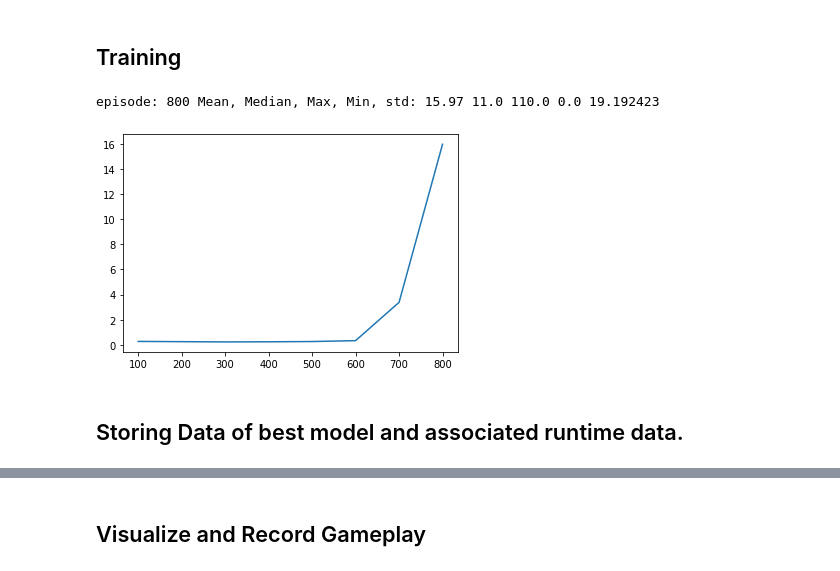
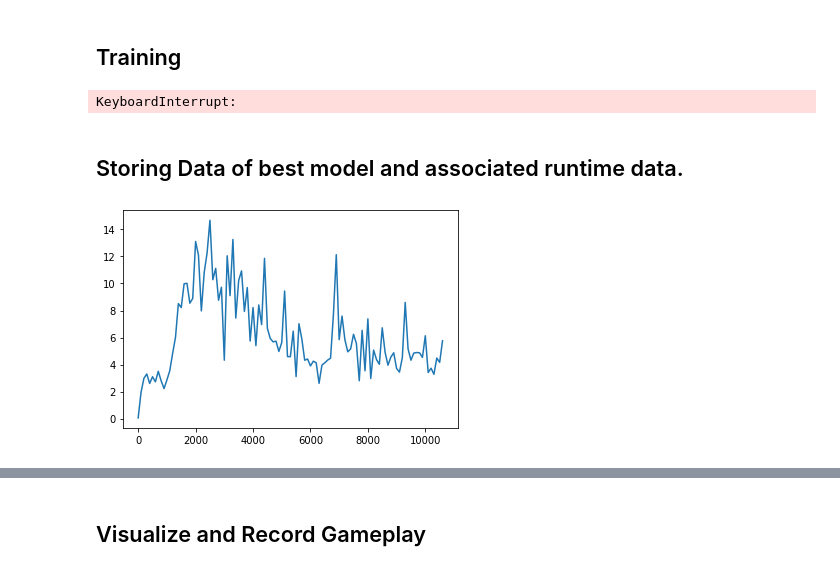
Before and after one commit to keygenx/Fast-Snake, a Jupyter notebook: DQN Implementation.ipynb, the cells around one changed output, grey strips where cells are left out. Cells and saved outputs as stored; diff of their text form; code cells hidden in the pictures.

```diff
--- a/DQN Implementation.ipynb
+++ b/DQN Implementation.ipynb
@@ -374,7 +425,7 @@ def CNN_3():
 # %% [markdown]
 ## Initializing Environment and Agent
 # %%
-environment = 'SimpleGridworld'
+environment = 'SingleSnake'
 num_envs = 1300 #Number of parallel environments to simulate. Use small value for cpu (eg. 1)
 test_num_envs = 100
 
@@ -387,12 +438,12 @@ if environment == 'SimpleGridworld':
     action_dim = 4
 
     #Effective buffer_size = buffer_size*num_envs
-    agent=DDQNAgent_smooth(NN = FNN_1, NN_args = (state_dim, 512, action_dim),
+    agent=DDQNAgent_smooth(NN = CNN_1, #NN_args = (state_dim, 512, action_dim),
                            num_envs = num_envs, buffer_size = 600, lr = 0.0005,
                            discount = 0.8, tau =0.01)
 
 
-elif environment == 'SimpleSnake':
+elif environment == 'SingleSnake':
     env = SingleSnake(num_envs=num_envs, size=10, observation_mode='one_channel', device= DEFAULT_DEVICE)
     test_env = SingleSnake(num_envs=test_num_envs, size=10, observation_mode='one_channel', device= DEFAULT_DEVICE, auto_reset=False)
 
@@ -401,7 +452,7 @@ elif environment == 'SimpleSnake':
     action_dim = 4
 
     #Effective buffer_size = buffer_size*num_envs
-    agent=DDQNAgent_smooth(NN = CNN_1, num_envs = num_envs, buffer_size = 600, lr = 0.0005, discount = 0.8, tau =0.01)
+    agent=DDQNAgent_smooth(NN = CNN_3, num_envs = num_envs, buffer_size = 600, lr = 0.0005, discount = 0.8, tau =0.01)
 
 else:
     raise Exception("Invalid option")
@@ -447,22 +521,30 @@ for i in range(30):
 
 
 #Learning
-for i in range(1,number_of_episodes):
+for i in range(0,number_of_episodes):
+
     action = agent.epsilon_greedy_action( state , epsilon) #set epsilon
     next_state, reward, terminal, _ = env.step(action)
-
     agent.add_to_buffer((state,next_state,action,reward,terminal))
-
-    agent.update(10,400)
-
+    agent.update(update_rate=10, batch_size=400)
     state = next_state
 
-    if i==500:
+    if i%1000==0:
+        self.ewc_on=True #Turning on EWC
+        self.lam=100 #Setting scalar parameter in EWC loss function
+
+    if i==1000:
         epsilon = 0.1
     elif i==3000:
         epsilon = 0.01
+    elif i==5000:
+        epsilon = 0.001
     elif i==10000:
-        epsilon = 0.001
+        epsilon = 0.0001
+    elif i==15000:
+        epsilon = 0.00001
+    elif i==15000:
+        epsilon = 0.000001
 
     if render:
         env.render()
@@ -486,7 +568,9 @@ for i in range(1,number_of_episodes):
 
         t_sum = fc_sum.cpu().numpy()
         t_mean = np.mean(t_sum)
-        print('episode:', i, "Mean, Median, Max, Min, std:",
+        print('episode:', i)
+        print("Completed:", t_terminal.sum().cpu().numpy(), "/", test_num_envs)
+        print("Mean, Median, Max, Min, std:",
               t_mean,
               np.median(t_sum),
               np.max(t_sum),
@@ -510,7 +594,14 @@ if save_model:
     with open('models/best_model.pickle', 'wb') as f:
         pickle.dump((model, episode_list,reward_list), f)
 # %% [output]
-episode: 800 Mean, Median, Max, Min, std: 15.97 11.0 110.0 0.0 19.192423
+KeyboardInterrupt:
-[figure, removed]
 # %% [markdown]
 ## Storing Data of best model and associated runtime data.
+# %%
+#Visualizing reward
+plt.plot(episode_list, fc_list)
+plt.show()
+
+#agent.qnet = torch.load("models/bestest_model(1).h5")
+# %% [output]
+[figure, added]
```
Also changed, not shown: parts of 13 cells of this notebook.
